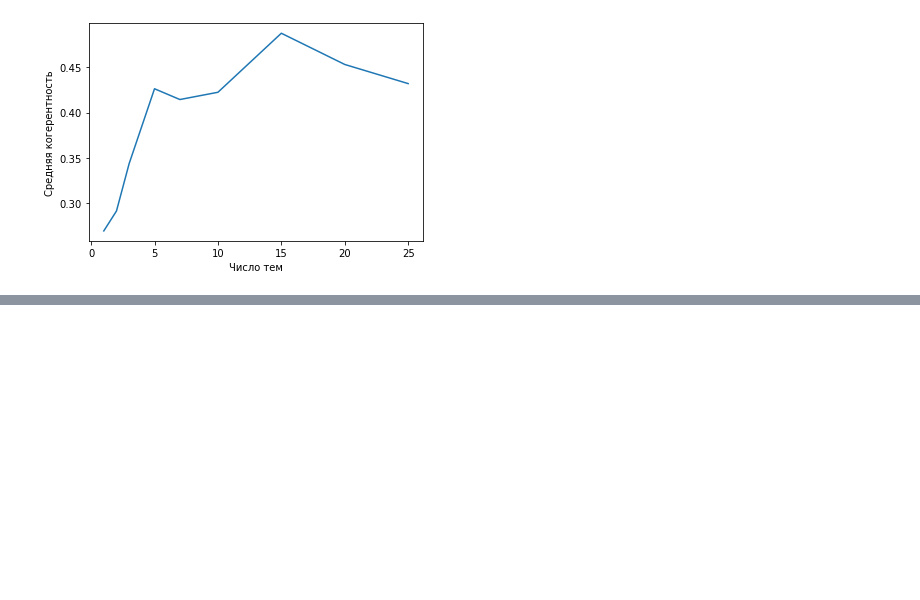
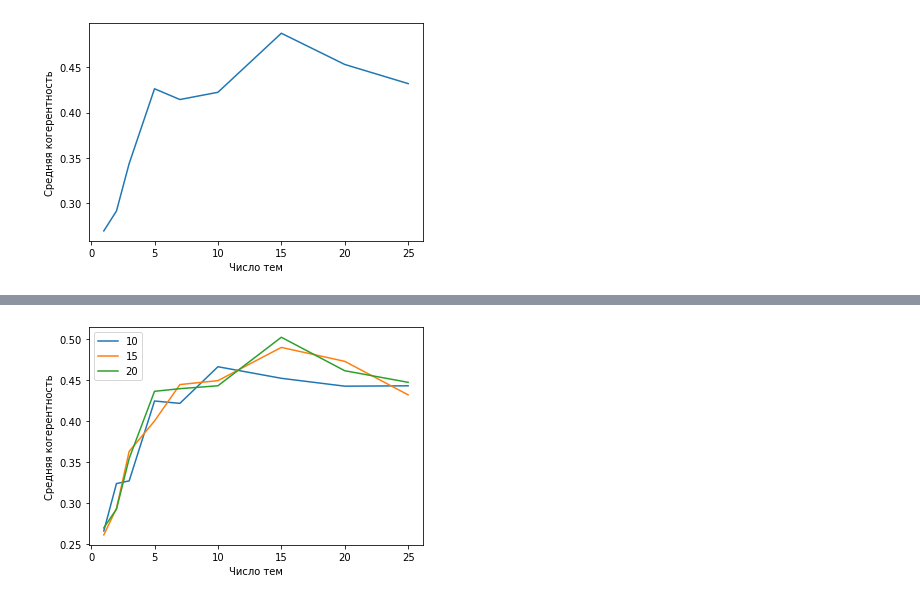
Before and after one commit to po-stas/NaturalLanguageProcessing, a Jupyter notebook: lesson04/hw4.ipynb, the cells around one changed output, grey strips where cells are left out. Saved outputs shown, nothing was run; the diff lists cells and outputs as text; code cells hidden in the pictures; blank space fills up the shorter version.

```diff
--- a/lesson04/hw4.ipynb
+++ b/lesson04/hw4.ipynb
@@ -279,0 +371,5 @@ plt.show()
+# %%
+all_coherences = []
+for n_topics in [10, 15, 20]:
+    topics = list(data.topic.value_counts()[:n_topics].index)
+    all_coherences.append(test_lda(data, topics, samples=30000))
@@ -279,0 +389,9 @@ plt.show()
+# %%
+plt.xlabel("Число тем")
+plt.ylabel("Средняя когерентность")
+for c in all_coherences:
+    plt.plot([1, 2, 3, 5, 7, 10, 15, 20, 25], c)
+plt.legend((10, 15, 20))
+plt.show()
+# %% [output]
+[figure, added]
```
Also changed, not shown: parts of 46 cells of this notebook.
